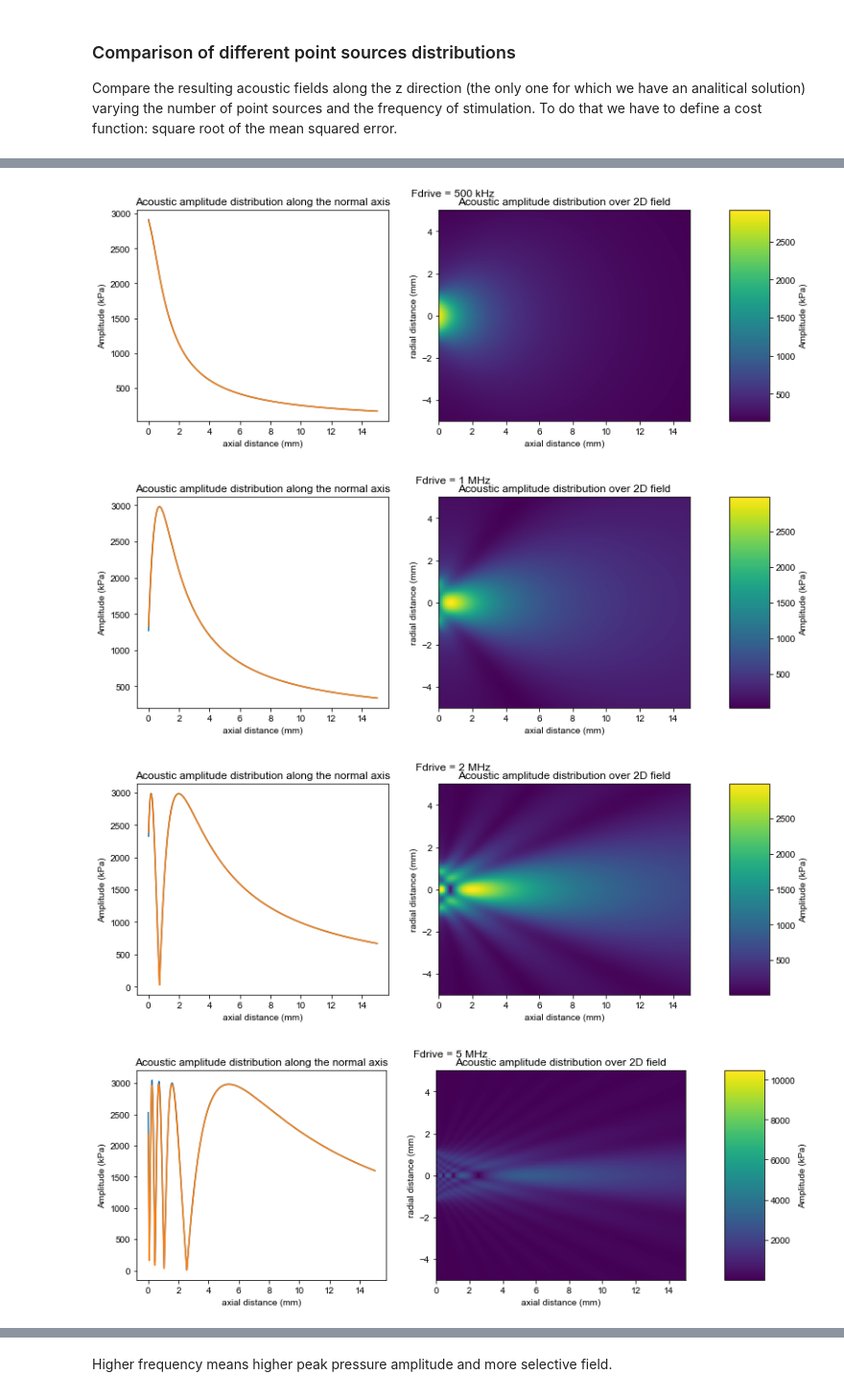
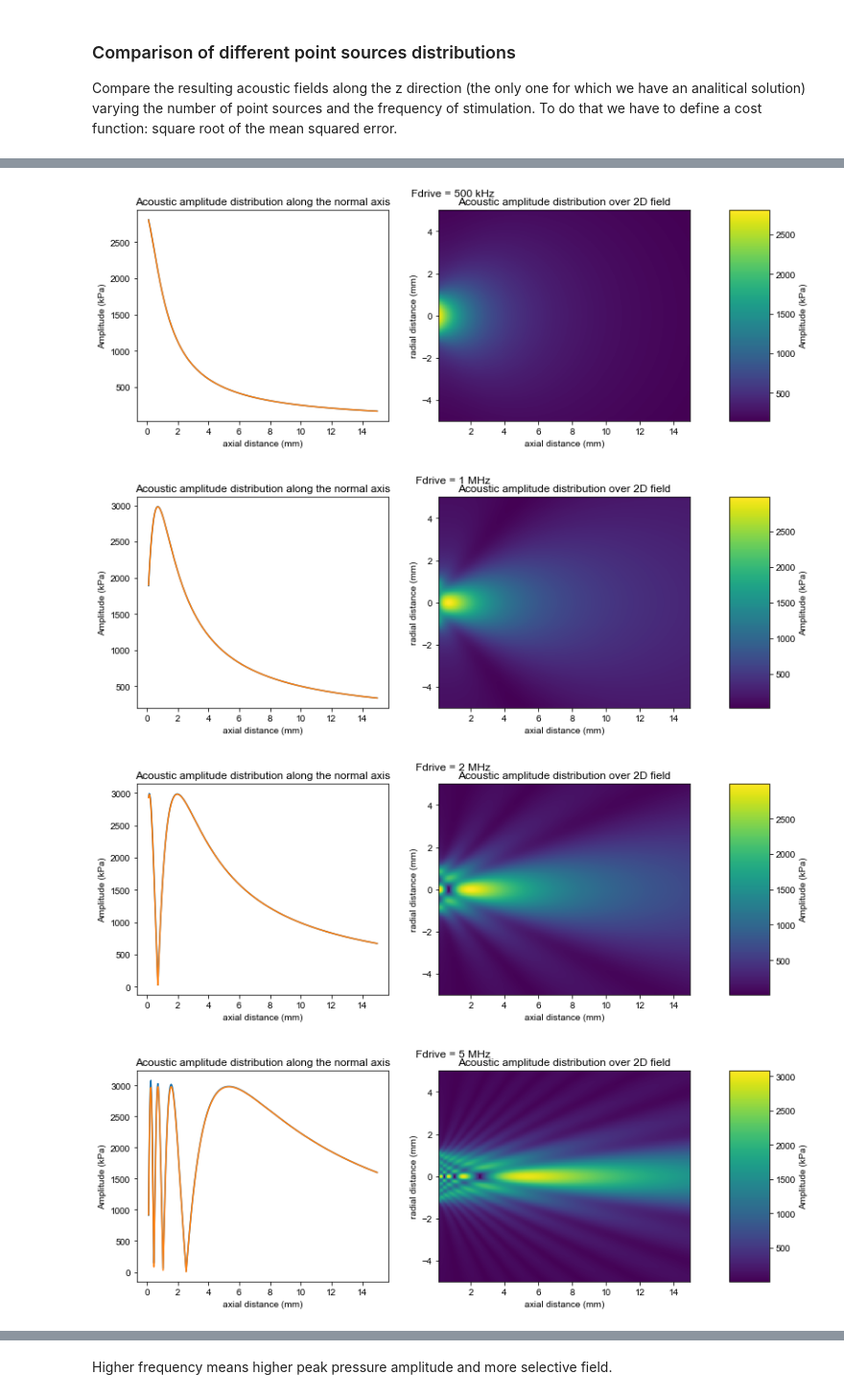
Before and after one commit to tjjlemaire/MorphoSONIC, a Jupyter notebook: notebooks/2D ultrasound propagation - planar circular transducer.ipynb, the cells around one changed output, grey strips where cells are left out. Shown at 96% size. Saved outputs shown, nothing was run; the diff lists cells and outputs as text; code cells hidden in the pictures.

```diff
--- a/notebooks/2D ultrasound propagation - planar circular transducer.ipynb
+++ b/notebooks/2D ultrasound propagation - planar circular transducer.ipynb
@@ -37,8 +37,9 @@ c = 1490.0                       # medium speed of sound (m/s) as in Yanagita et
 rho = 1e3                        # medium density (kg/m3)
 r_tr = (2.54e-3) / 2             # transducer radius (m)
 x0 = 0                           # transducer location x-axis (m)
+y0 = 0                           # transducer location y-axis (m)
 z0 = 0                           # transducer location z-axis (m)
 freqs = [0.5e6, 1e6, 2e6, 5e6]   # US frequencies
 fref = freqs[0]
-psources = {Fdrive: PlanarDiskTransducerSource(x0, z0, Fdrive, rho=rho, c=c, r=r_tr) for Fdrive in freqs}
+psources = {Fdrive: PlanarDiskTransducerSource(x0, y0, z0, Fdrive, rho=rho, c=c, r=r_tr) for Fdrive in freqs}
 # %% [markdown]
@@ -229,0 +361,25 @@ Let's compute the 2D acoustic pressure distribution generated by the transducer:
+# %%
+# Lower transducer surface, lower number of point sources
+# Same density of point sources (comparing to the first trial)
+
+density = 217e6  # point sources / m^2
+m=100
+radius = np.sqrt (m / (density *np.pi))  # m
+psources = {Fdrive: PlanarDiskTransducerSource(x0, y0, z0, Fdrive, rho=rho, c=c, r=radius) for Fdrive in freqs}
+z = np.linspace(0, 0.015, 400)  # m
+x = np.linspace(-radius, radius, 600)  # m
+y = np.linspace(-radius, radius, 600)  # m
+
+for i in range(4):
+    fig, axes = plt.subplots(1, 4, figsize=(18, 4))
+    for j, Fdrive in enumerate(freqs):
+        ax = axes[j]
+        amps = psources[Fdrive].DPSMxy (x, y, z[i], u_z, m, 'concentric')  # Pa
+        ax.set_title(f'Fdrive = {si_format(Fdrive)}Hz, Amax = {si_format(amps.max())}Pa', fontsize=12)
+        ax.set_xlabel('X (mm)')
+        ax.set_ylabel('Y (mm)')
+        sm = ax.pcolormesh(x * 1e3, y * 1e3, amps * 1e-3, cmap='viridis', vmin=0, vmax=3500)
+    cbarax = fig.add_axes([0.97, 0.10, 0.05, 0.80])
+    fig.colorbar(sm, cax=cbarax)
+    cbarax.set_ylabel('Amplitude (kPa)')
+    fig.suptitle(f'z = {si_format(z[i]*1e6)}um')
@@ -246,6 +418,7 @@ def plotAmpDist(x, z, amps, refamps):
     cbarax = fig.add_axes([0.85, 0.10, 0.05, 0.80])
     fig.colorbar(sm, cax=cbarax)
     cbarax.set_ylabel('Amplitude (kPa)')
+    print(f'Max amplitude: Amax = {si_format(amps.max())}Pa')
     return fig
 
 # Generate 2D square grid
@@ -254,12 +427,16 @@ x = np.linspace(-0.005, 0.005, n)  # m
 z = np.linspace(0, 0.015, n)  # m
 xx, zz = np.meshgrid(x, z)
 
-m = 1500   # number of point sources at which we reach convergence
+psources = {Fdrive: PlanarDiskTransducerSource(x0, y0, z0, Fdrive, rho=rho, c=c, r=r_tr) for Fdrive in freqs}
+m = 1100   # number of point sources at which we reach convergence
 
 # Plot acoustic amplitudes over 2D grid for each frequency
 for Fdrive in freqs:
-    amps = psources[Fdrive].DPSM (x, z, u_z, m, 'concentric')  # Pa
+    amps = psources[Fdrive].DPSM2d (x, z, u_z, m, 'concentric')  # Pa
     refamps = psources[Fdrive].normalAxisAmp (z, u_z)
-    fig = plotAmpDist(x, z, amps, refamps)
+    amps_cut = amps[:, 3:399]
+    refamps_cut = refamps[3:399]
+    z_cut = z [3:399]
+    fig = plotAmpDist(x, z_cut, amps_cut, refamps_cut)
     fig.suptitle(f'Fdrive = {si_format(Fdrive)}Hz', fontsize=12)
 # %% [output]
@@ -266,4 +447,4 @@ for Fdrive in freqs:
-[figure, old version]
+[figure, new version]
-[figure, old version]
+[figure, new version]
 [figure]
-[figure, old version]
+[figure, new version]
```
Also changed, not shown: parts of 28 cells of this notebook, 1 other file.
